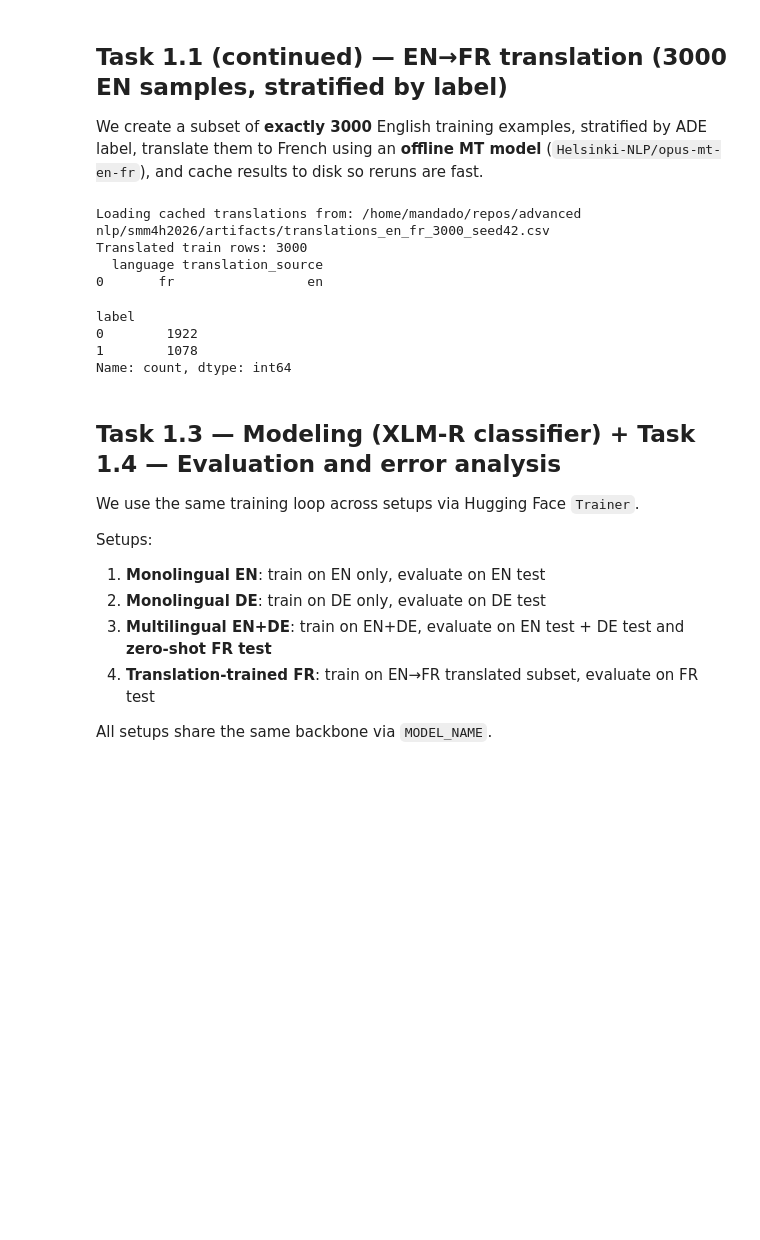
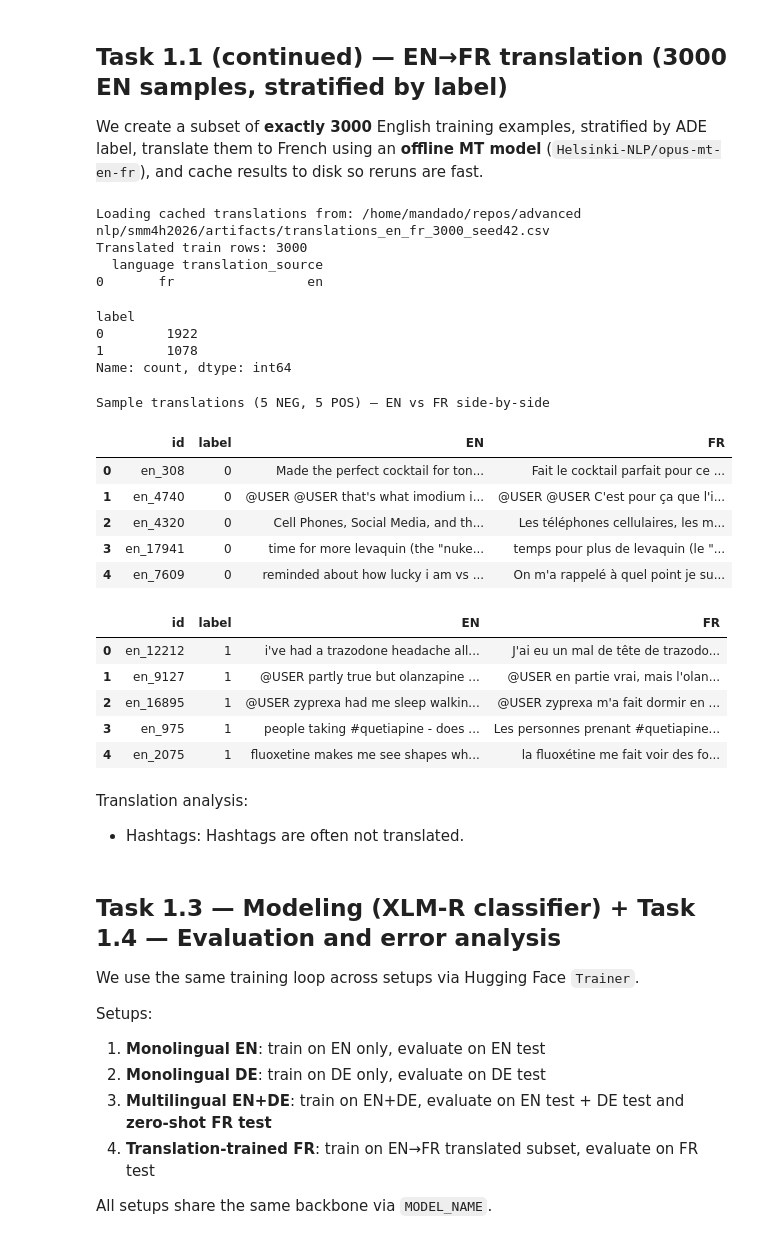
Before and after one commit to atomicsulfate/smm4h-26-task1, a Jupyter notebook: smm4h2026_task1_multilingual_ade.ipynb, the cells around one changed output. Drawn from its saved outputs; the diff is of its cells as text; code cells hidden in the pictures; blank space fills up the shorter version.

Commit message:
Update notebook with TODOs and results analysis.

```diff
--- a/smm4h2026_task1_multilingual_ade.ipynb
+++ b/smm4h2026_task1_multilingual_ade.ipynb
@@ -505,33 +562,69 @@ def build_or_load_translations() -> pd.DataFrame:
     display(en_subset["label"].value_counts())
 
     fr_texts = translate_en_to_fr(en_subset["text"].tolist(), model_name=TRANSLATION_MODEL_NAME, batch_size=16)
 
     out = en_subset.copy()
     out["text_en"] = out["text"]
     out["text"] = fr_texts
     out["language"] = "fr"
     out["translation_source"] = "en"
     out["translation_model"] = TRANSLATION_MODEL_NAME
 
     TRANSLATIONS_CACHE.parent.mkdir(exist_ok=True)
     out.to_csv(TRANSLATIONS_CACHE, index=False)
     print("Saved translations to:", TRANSLATIONS_CACHE)
     return out
 
+
 fr_translated_train = build_or_load_translations()
 print("Translated train rows:", len(fr_translated_train))
 print(fr_translated_train[["language", "translation_source"]].drop_duplicates())
 
 display(fr_translated_train[["label"]].value_counts())
+
+# Show a small, balanced sample for manual inspection (EN original vs FR translation)
+if "text_en" not in fr_translated_train.columns:
+    print("Warning: 'text_en' column not found in translation cache; side-by-side view may be incomplete.")
+    fr_translated_train = fr_translated_train.copy()
+    fr_translated_train["text_en"] = ""
+
+def _sample_translations_side_by_side(df: pd.DataFrame, label: int, n: int = 5, seed: int = 42) -> pd.DataFrame:
+    sub = df[df["label"] == label].copy()
+    if len(sub) == 0:
+        return sub
+    sub = sub.sample(n=min(n, len(sub)), random_state=seed)
+    view_cols = [c for c in ["id", "label", "text_en", "text"] if c in sub.columns]
+    view = sub[view_cols].rename(columns={"text_en": "EN", "text": "FR"})
+    return view.reset_index(drop=True)
+
+print("\nSample translations (5 NEG, 5 POS) — EN vs FR side-by-side")
+display(_sample_translations_side_by_side(fr_translated_train, label=0, n=5, seed=SEED))
+display(_sample_translations_side_by_side(fr_translated_train, label=1, n=5, seed=SEED))
 # %% [output]
 Loading cached translations from: /home/mandado/repos/advanced nlp/smm4h2026/artifacts/translations_en_fr_3000_seed42.csv
 Translated train rows: 3000
   language translation_source
 0       fr                 en
 label
 0        1922
 1        1078
 Name: count, dtype: int64
+Sample translations (5 NEG, 5 POS) — EN vs FR side-by-side
+|  | id | label | EN | FR |
+| 0 | en_308 | 0 | Made the perfect cocktail for ton... | Fait le cocktail parfait pour ce ... |
+| 1 | en_4740 | 0 | @USER @USER that's what imodium i... | @USER @USER C'est pour ça que l'i... |
+| 2 | en_4320 | 0 | Cell Phones, Social Media, and th... | Les téléphones cellulaires, les m... |
+| 3 | en_17941 | 0 | time for more levaquin (the "nuke... | temps pour plus de levaquin (le "... |
+| 4 | en_7609 | 0 | reminded about how lucky i am vs ... | On m'a rappelé à quel point je su... |
+|  | id | label | EN | FR |
+| 0 | en_12212 | 1 | i've had a trazodone headache all... | J'ai eu un mal de tête de trazodo... |
+| 1 | en_9127 | 1 | @USER partly true but olanzapine ... | @USER en partie vrai, mais l'olan... |
+| 2 | en_16895 | 1 | @USER zyprexa had me sleep walkin... | @USER zyprexa m'a fait dormir en ... |
+| 3 | en_975 | 1 | people taking #quetiapine - does ... | Les personnes prenant #quetiapine... |
+| 4 | en_2075 | 1 | fluoxetine makes me see shapes wh... | la fluoxétine me fait voir des fo... |
+# %% [markdown]
+Translation analysis:
+- Hashtags: Hashtags are often not translated.
 # %% [markdown]
 ## Task 1.3 — Modeling (XLM-R classifier) + Task 1.4 — Evaluation and error analysis
 
```
Also changed, not shown: parts of 8 cells of this notebook.
